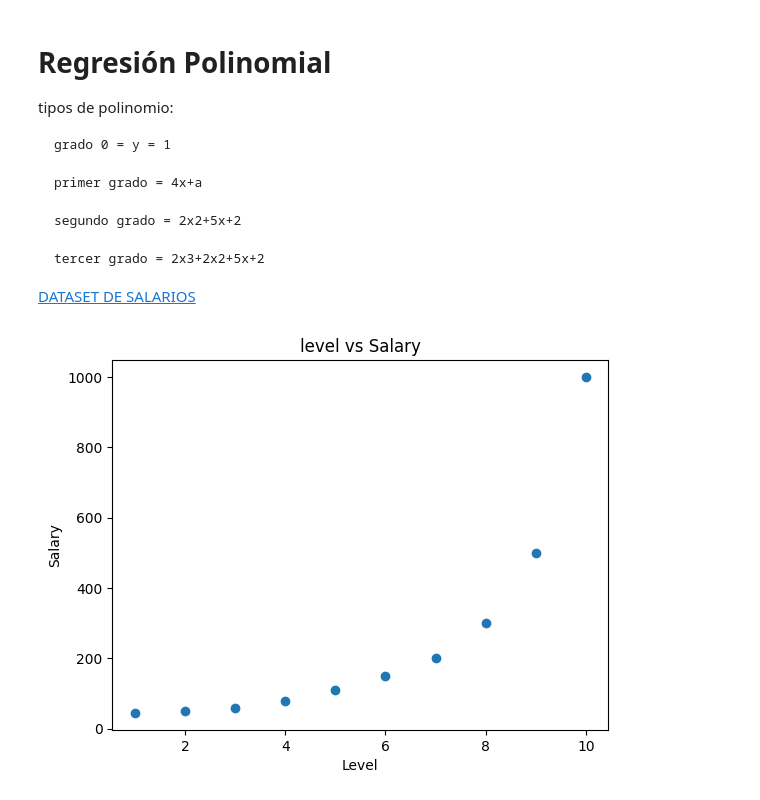
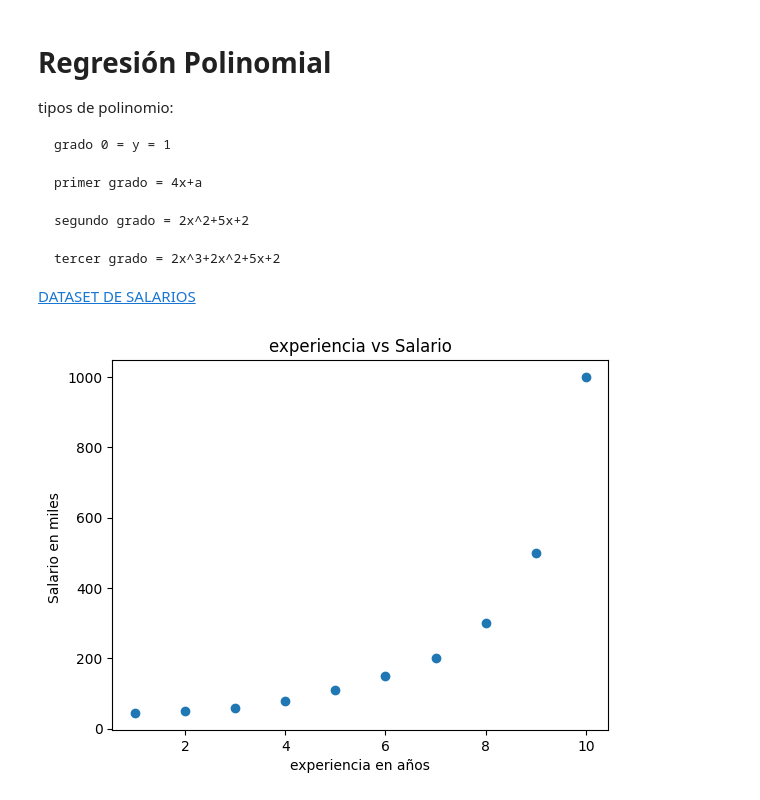
Before and after one commit to dGabo-jr/CURSOS-DE-PYTHON, a Jupyter notebook: Regresión_Polinomial.ipynb, the cells around one changed output. Cells and saved outputs as stored; diff of their text form; code cells hidden in the pictures.

```diff
--- a/Regresión_Polinomial.ipynb
+++ b/Regresión_Polinomial.ipynb
@@ -9,26 +9,26 @@ tipos de polinomio:
 
     primer grado = 4x+a
 
-    segundo grado = 2x2+5x+2
+    segundo grado = 2x^2+5x+2
 
-    tercer grado = 2x3+2x2+5x+2
+    tercer grado = 2x^3+2x^2+5x+2
 
   [DATASET DE SALARIOS](  https://www.kaggle.com/datasets/akram24/position-salaries)
 # %%
 import pandas as pd
 from matplotlib import pyplot as plt
 
-level = pd.Series ([1,2,3,4,5,6,7,8,9,10])
-salary = pd.Series ([45,50,60,80,111,150,200,300,500,1000])
-X_level=level.values.reshape(-1,1)
-y_salary =salary
-plt.title ("level vs Salary")
-plt.xlabel("Level")
-plt.ylabel("Salary")
-plt.scatter (X_level, y_salary)
+experiencia = pd.Series ([1,2,3,4,5,6,7,8,9,10])
+salario = pd.Series ([45,50,60,80,111,150,200,300,500,1000])
+X_experiencia=experiencia.values.reshape(-1,1)
+y_salario =salario
+plt.title ("experiencia vs Salario")
+plt.xlabel("experiencia en años")
+plt.ylabel("Salario en miles ")
+plt.scatter (X_experiencia, y_salario)
 plt.show()
 # %% [output]
-[figure, old version]
+[figure, new version]
 # %%
 import pandas as pd
 from matplotlib import pyplot as plt
```
Also changed, not shown: parts of 21 cells of this notebook.
